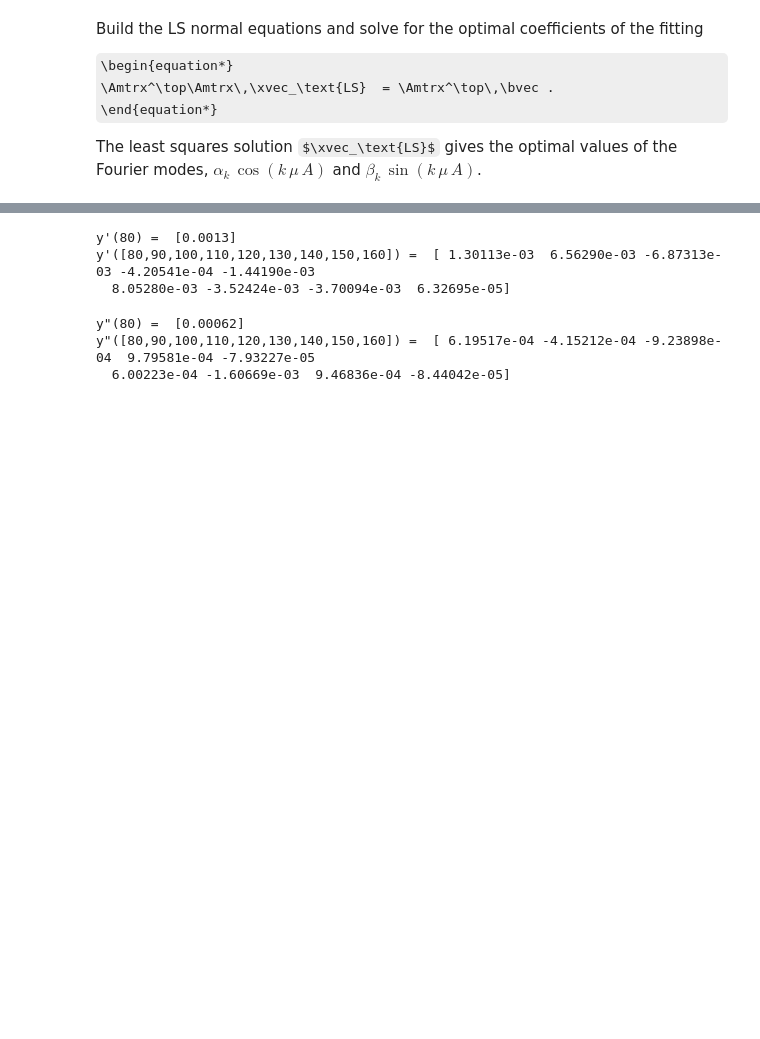
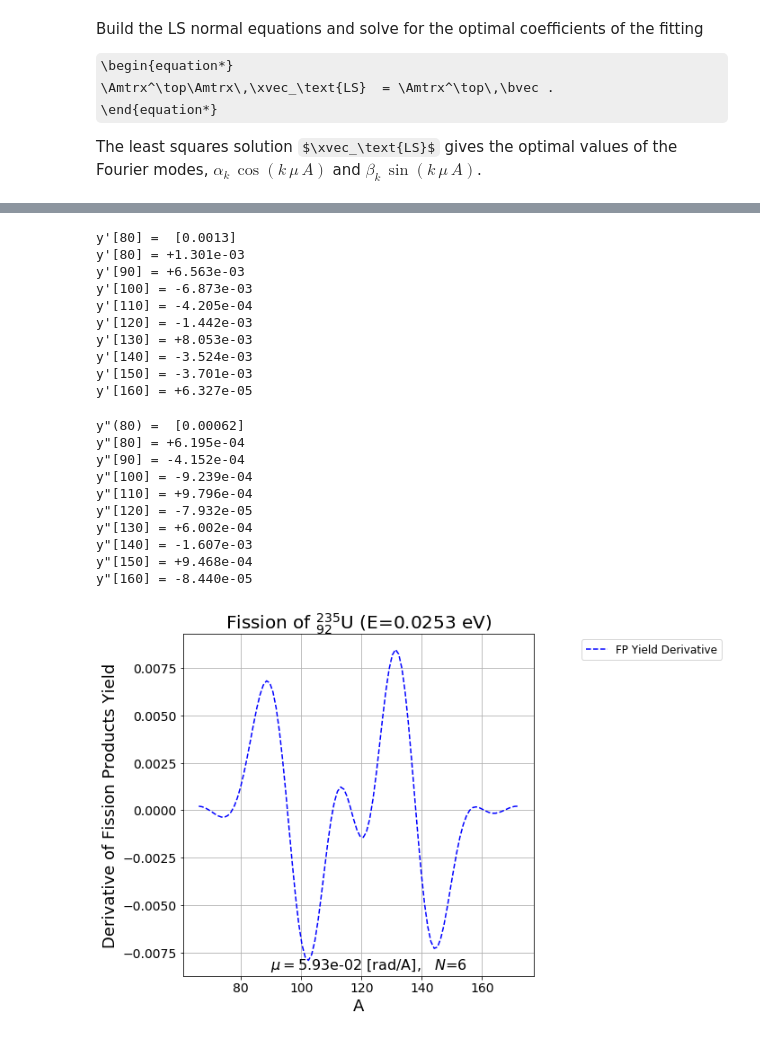
Before and after one commit to dpploy/engy-4350, a Jupyter notebook: notebooks/02a-nuclear-data.ipynb, the cells around one changed output, grey strips where cells are left out. Cells and saved outputs as stored; diff of their text form; code cells hidden in the pictures; some formulas as TeX source; blank space fills up the shorter version.

```diff
--- a/notebooks/02a-nuclear-data.ipynb
+++ b/notebooks/02a-nuclear-data.ipynb
@@ -312,7 +345,9 @@ def fp_yield_prime( mass_number ):
     Examples
     --------
     '''
-    assert np.min(mass_number) >= min(df['A']) and np.max(mass_number) <= max(df['A']),'Out of range.'
+    assert np.min(mass_number) >= min(df['A']) and np.max(mass_number) <= max(df['A']),\
+        'Out of range. Min = %r, max = %r, request_min = %r, request_max = %r'%\
+        (min(df['A']), max(df['A']), np.min(mass_number), np.max(mass_number) )
 
     a_mtrx = build_fourier_matrix_prime(mu, n_pairs, mass_number )
     fp_yield_prime = a_mtrx @ x_vec
@@ -322,14 +357,25 @@ def fp_yield_prime( mass_number ):
 '''Usage of derivative of the FP yield function'''
 np.set_printoptions(precision=5)
 # single value A
-print("y'(80) = ",fp_yield_prime(np.array([80],np.float64)))
+print("y'[80] = ",fp_yield_prime(np.array([80],np.float64)))
 
 # multiple values of A at once
-print("y'([80,90,100,110,120,130,140,150,160]) = ",fp_yield_prime(np.array([80,90,100,110,120,130,140,150,160],np.float64)))
+a_values = np.array([80,90,100,110,120,130,140,150,160],np.float64)
+y_prime_values = fp_yield_prime(a_values)
+for y in y_prime_values:
+    i = list(y_prime_values).index(y)
+    print("y'[%2i] = %+5.3e"%(a_values[i],y))
 # %% [output]
-y'(80) =  [0.0013]
-y'([80,90,100,110,120,130,140,150,160]) =  [ 1.30113e-03  6.56290e-03 -6.87313e-03 -4.20541e-04 -1.44190e-03
-  8.05280e-03 -3.52424e-03 -3.70094e-03  6.32695e-05]
+y'[80] =  [0.0013]
+y'[80] = +1.301e-03
+y'[90] = +6.563e-03
+y'[100] = -6.873e-03
+y'[110] = -4.205e-04
+y'[120] = -1.442e-03
+y'[130] = +8.053e-03
+y'[140] = -3.524e-03
+y'[150] = -3.701e-03
+y'[160] = +6.327e-05
 # %%
 def build_fourier_matrix_double_prime( mu, n_pairs, abscissa_vec ):
 
@@ -378,8 +426,19 @@ np.set_printoptions(precision=5)
 print('y"(80) = ',fp_yield_double_prime(np.array([80],np.float64)))
 
 # multiple values of A at once
-print('y"([80,90,100,110,120,130,140,150,160]) = ',fp_yield_double_prime(np.array([80,90,100,110,120,130,140,150,160],np.float64)))
+a_values = np.array([80,90,100,110,120,130,140,150,160],np.float64)
+y_double_prime_values = fp_yield_double_prime(a_values)
+for y in y_double_prime_values:
+    i = list(y_double_prime_values).index(y)
+    print('y"[%2i] = %+5.3e'%(a_values[i],y))
 # %% [output]
 y"(80) =  [0.00062]
-y"([80,90,100,110,120,130,140,150,160]) =  [ 6.19517e-04 -4.15212e-04 -9.23898e-04  9.79581e-04 -7.93227e-05
-  6.00223e-04 -1.60669e-03  9.46836e-04 -8.44042e-05]
+y"[80] = +6.195e-04
+y"[90] = -4.152e-04
+y"[100] = -9.239e-04
+y"[110] = +9.796e-04
+y"[120] = -7.932e-05
+y"[130] = +6.002e-04
+y"[140] = -1.607e-03
+y"[150] = +9.468e-04
+y"[160] = -8.440e-05
@@ -386,3 +512,9 @@ y"([80,90,100,110,120,130,140,150,160]) =  [ 6.19517e-04 -4.15212e-04 -9.23898e-
+# %%
+'''Plot the FP Yield Derivative'''
+
+plot_fp_yield_prime(np.array(df['A']), mu, x_vec)
+# %% [output]
+[figure, added]
 # %%
 """Newton's method"""
 
```
Also changed, not shown: parts of 10 cells of this notebook.
